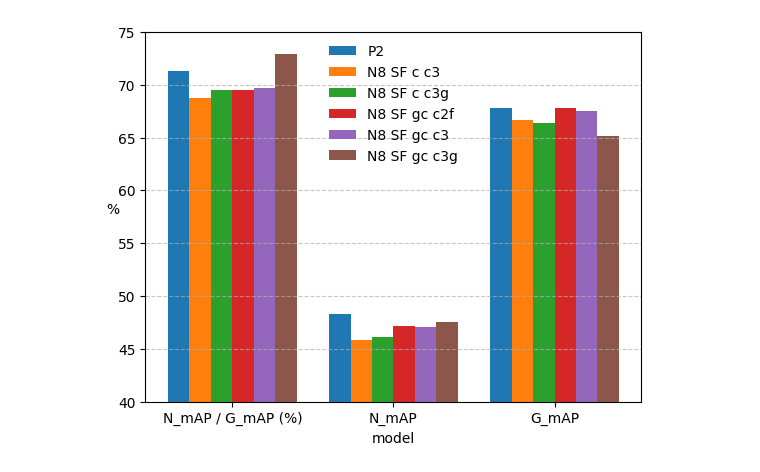
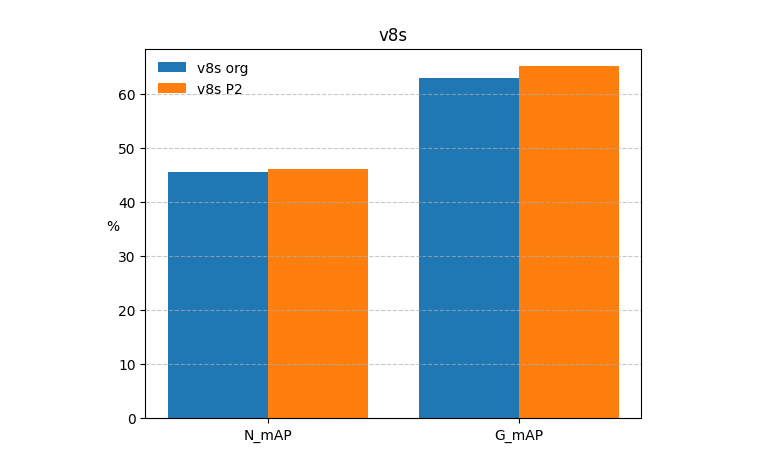
Before and after one commit to Lee-chan-hyeok/Nextchip_Autonomous_Driving_Contest, a Jupyter notebook: analysing/exp_result/exp_graph_ino.ipynb, the cells around one changed output. Drawn from its saved outputs; the diff is of its cells as text; code cells hidden in the pictures.

```diff
--- a/analysing/exp_result/exp_graph_ino.ipynb
+++ b/analysing/exp_result/exp_graph_ino.ipynb
@@ -26,24 +26,29 @@ labels = [
 # excel_tool.exp_graph('model', '%', '', name_list, [0, 3], labels)
 # %%
 name_list = [
-        'v8s_P2_tv',
-        'sP2_B8 c c2f_N8 SF c c3_tv',
-        'sP2_B8 c c2f_N8 SF c c3g_tv',
-        'sP2_B8 c c2f_N8 SF gc c2f_tv',
-        'sP2_B8 c c2f_N8 SF gc c3_tv',
-        'sP2_B8 c c2f_N8 SF gc c3g_tv',
+        # 'v8n_org_t',
+        # 'v8n_P2_t',
+        'v8s_org_t',
+        'v8s_P2_t',
             ]
 
 labels = [
-        'N_mAP / G_mAP (%)',
+        # 'N_mAP / G_mAP (%)',
         'N_mAP',
         'G_mAP',
         # 'params',
         # 'FPS',
         ]
 
 # plt.figure(figsize=())
 # excel_tool.exp_graph('model', '%', '', name_list, [0, 3], labels)
-excel_tool.exp_graph_modified('model', '%', '', name_list, [-2, -1], labels, y_lim= [40, 75])
+excel_tool.exp_graph_modified('',
+                              '%',
+                              'v8s',
+                              name_list,
+                              [0, 1],
+                              labels= labels,
+                        #       y_lim=[10, 100],
+                              )
 # %% [output]
-[figure, old version]
+[figure, new version]
```
Also changed, not shown: 19 other files.
